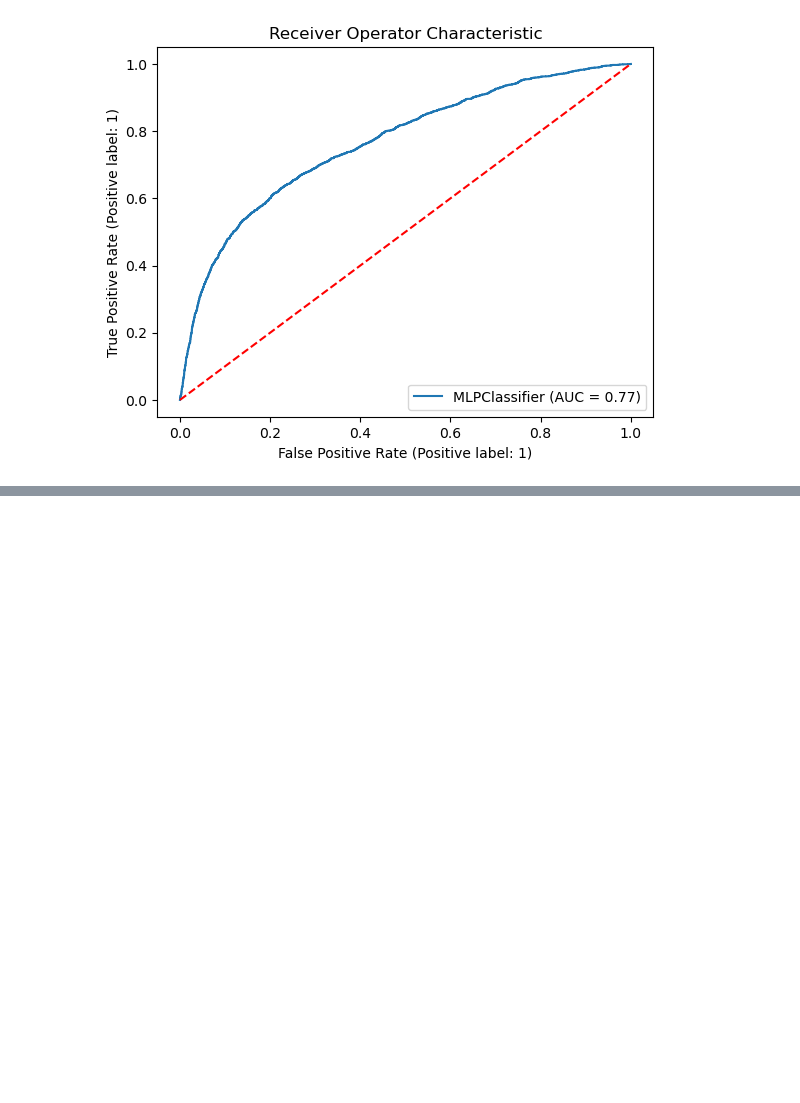
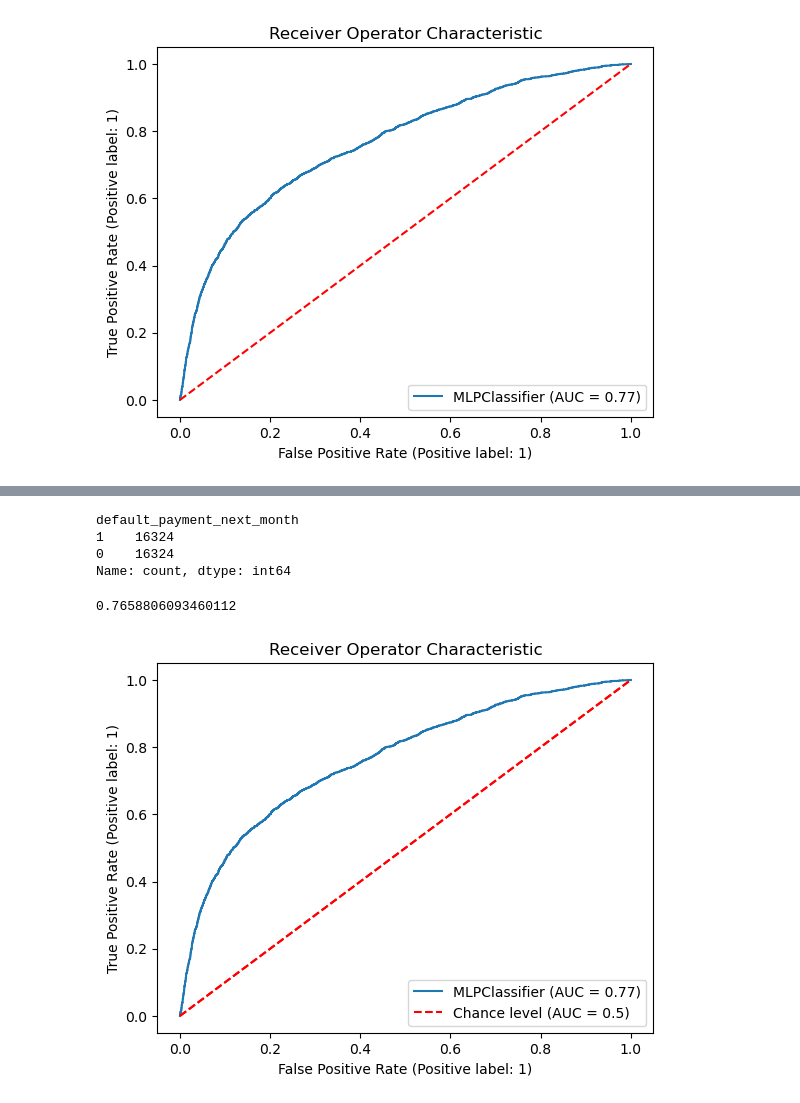
Before and after one commit to reddogTwin/IntrotoNeural_Networks, a Jupyter notebook: IntroToNeuralNetworks/2-BuildingNeuralNetworks/2-BuildingNeuralNetworks-code-martin.ipynb, the cells around one changed output, grey strips where cells are left out. Drawn from its saved outputs; the diff is of its cells as text; code cells hidden in the pictures; blank space fills up the shorter version.

```diff
--- a/IntroToNeuralNetworks/2-BuildingNeuralNetworks/2-BuildingNeuralNetworks-code-martin.ipynb
+++ b/IntroToNeuralNetworks/2-BuildingNeuralNetworks/2-BuildingNeuralNetworks-code-martin.ipynb
@@ -587,15 +611,23 @@ print(credit_card["default_payment_next_month"].value_counts())
 # %%
 # =================================================-
-#### Slide 20: Balancing target with SMOTE (cont'd)  ####
 
-from imblearn.over_sampling import SMOTE
-
-# Let's initialize SMOTE object.
-smote = SMOTE()
 
 # We can now fit the sampling method to our train data and labels.
 X_train_sm, y_train_sm = smote.fit_resample(X_train_scaled, y_train)
 print(y_train_sm.value_counts())
+# %% [output]
+default_payment_next_month
+1    16324
+0    16324
+Name: count, dtype: int64
+# %%
+rcd = metrics.RocCurveDisplay.from_estimator(nn, X_test_scaled, y_test, plot_chance_level=True, chance_level_kw={"color":"r"})
+plt.plot([0, 1], [0, 1],'r--')
+plt.title("Receiver Operator Characteristic")
+rcd.roc_auc
+# %% [output]
+0.7658806093460112
+[figure, added]
 # %%
 # =================================================-
 #### Slide 23: Exercise  ####
```
Also changed, not shown: parts of 10 cells of this notebook, 1 other file.
